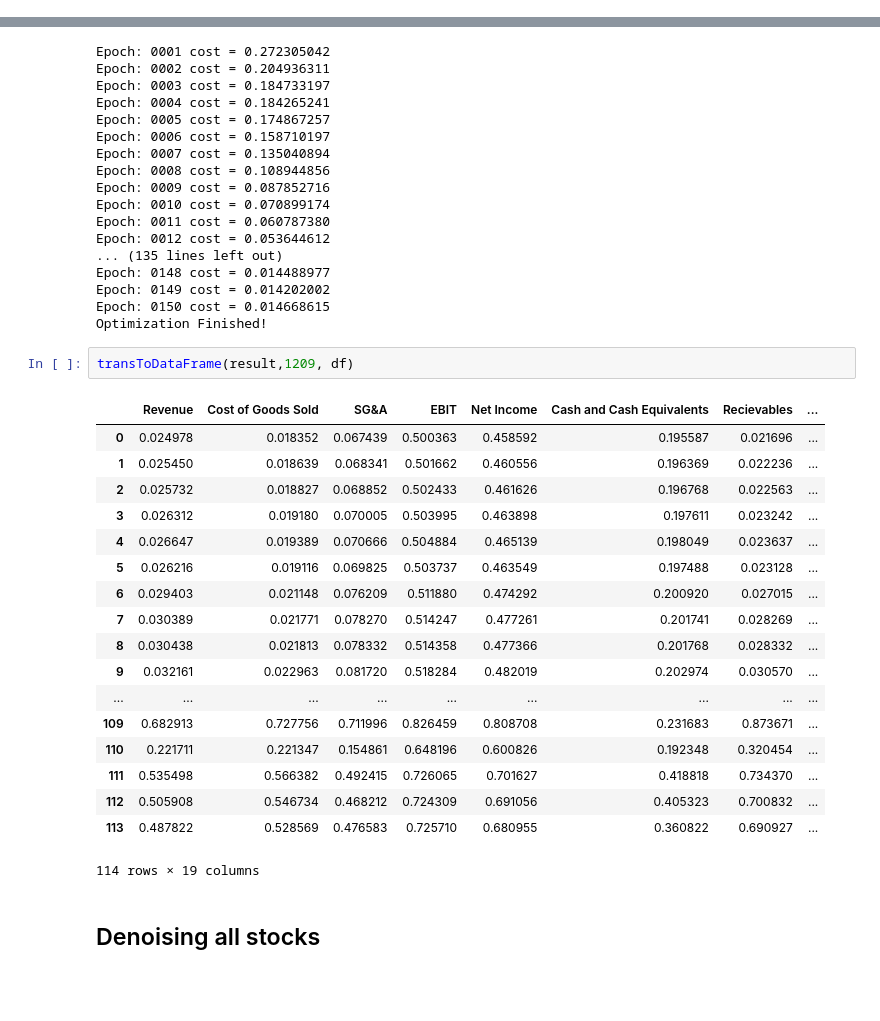
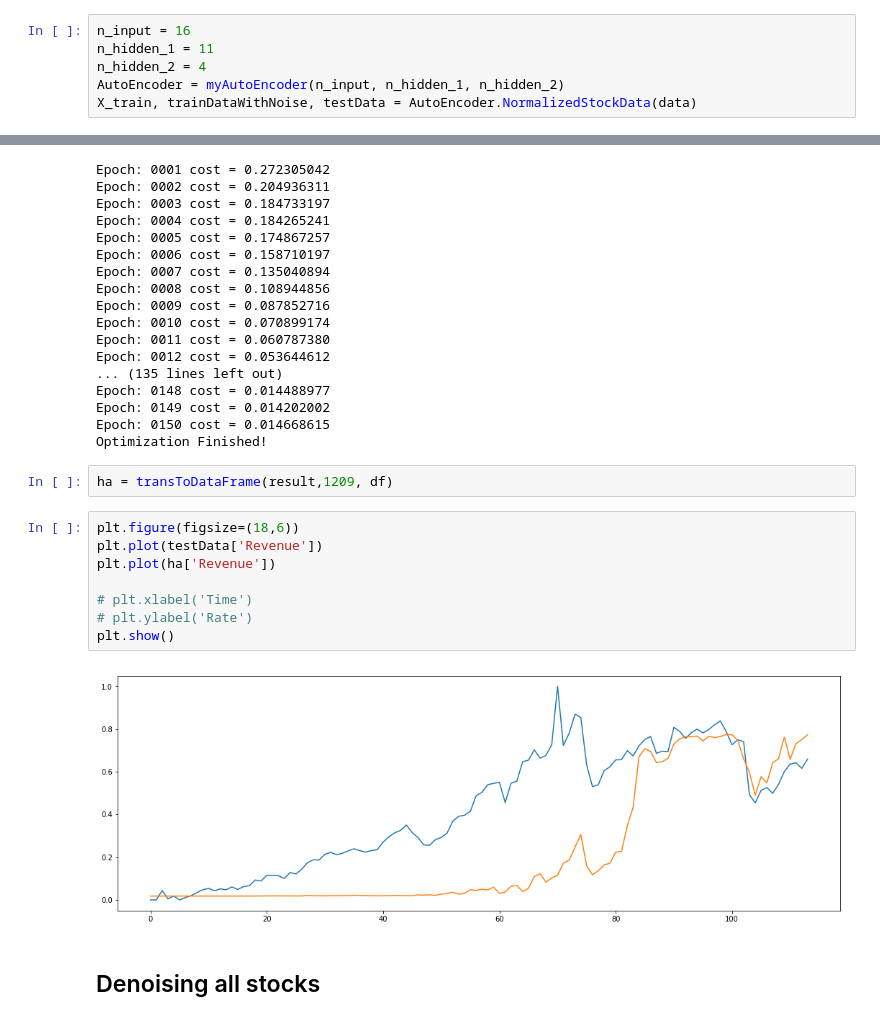
Before and after one commit to matlif/deeplearninveststrat, a Jupyter notebook: AutoEncoderDenoising.ipynb, the cells around one changed output, grey strips where cells are left out. Drawn from its saved outputs; the diff is of its cells as text; blank space fills up the shorter version.

Commit message:
Added the denoised Result

```diff
--- a/AutoEncoderDenoising.ipynb
+++ b/AutoEncoderDenoising.ipynb
@@ -81,6 +83,12 @@ def transToDataFrame(result, gvkey, df):
 ## test for single stock
 # %%
 data = quarterlyData[1209]
+# %%
+n_input = 16
+n_hidden_1 = 11
+n_hidden_2 = 4
+AutoEncoder = myAutoEncoder(n_input, n_hidden_1, n_hidden_2)
+X_train, trainDataWithNoise, testData = AutoEncoder.NormalizedStockData(data)
 # %%
 result = Run(data)
 # %% [output]
@@ -102,26 +110,17 @@ Epoch: 0149 cost = 0.014202002
 Epoch: 0150 cost = 0.014668615
 Optimization Finished!
 # %%
-transToDataFrame(result,1209, df)
+ha = transToDataFrame(result,1209, df)
-# %% [output]
-|  | Revenue | Cost of Goods Sold | SG&A | EBIT | Net Income | Cash and Cash Equivalents | Recievables | ... |
-| 0 | 0.024978 | 0.018352 | 0.067439 | 0.500363 | 0.458592 | 0.195587 | 0.021696 | ... |
-| 1 | 0.025450 | 0.018639 | 0.068341 | 0.501662 | 0.460556 | 0.196369 | 0.022236 | ... |
-| 2 | 0.025732 | 0.018827 | 0.068852 | 0.502433 | 0.461626 | 0.196768 | 0.022563 | ... |
-| 3 | 0.026312 | 0.019180 | 0.070005 | 0.503995 | 0.463898 | 0.197611 | 0.023242 | ... |
-| 4 | 0.026647 | 0.019389 | 0.070666 | 0.504884 | 0.465139 | 0.198049 | 0.023637 | ... |
-| 5 | 0.026216 | 0.019116 | 0.069825 | 0.503737 | 0.463549 | 0.197488 | 0.023128 | ... |
-| 6 | 0.029403 | 0.021148 | 0.076209 | 0.511880 | 0.474292 | 0.200920 | 0.027015 | ... |
-| 7 | 0.030389 | 0.021771 | 0.078270 | 0.514247 | 0.477261 | 0.201741 | 0.028269 | ... |
-| 8 | 0.030438 | 0.021813 | 0.078332 | 0.514358 | 0.477366 | 0.201768 | 0.028332 | ... |
-| 9 | 0.032161 | 0.022963 | 0.081720 | 0.518284 | 0.482019 | 0.202974 | 0.030570 | ... |
-| ... | ... | ... | ... | ... | ... | ... | ... | ... |
-| 109 | 0.682913 | 0.727756 | 0.711996 | 0.826459 | 0.808708 | 0.231683 | 0.873671 | ... |
-| 110 | 0.221711 | 0.221347 | 0.154861 | 0.648196 | 0.600826 | 0.192348 | 0.320454 | ... |
-| 111 | 0.535498 | 0.566382 | 0.492415 | 0.726065 | 0.701627 | 0.418818 | 0.734370 | ... |
-| 112 | 0.505908 | 0.546734 | 0.468212 | 0.724309 | 0.691056 | 0.405323 | 0.700832 | ... |
-| 113 | 0.487822 | 0.528569 | 0.476583 | 0.725710 | 0.680955 | 0.360822 | 0.690927 | ... |
-114 rows × 19 columns
+# %%
+plt.figure(figsize=(18,6))
+plt.plot(testData['Revenue'])
+plt.plot(ha['Revenue'])
+
+# plt.xlabel('Time')
+# plt.ylabel('Rate')
+plt.show()
+# %% [output]
+[figure, added]
 # %% [markdown]
 ## Denoising all stocks
 # %%
```
Also changed, not shown: parts of 1 cell of this notebook.
